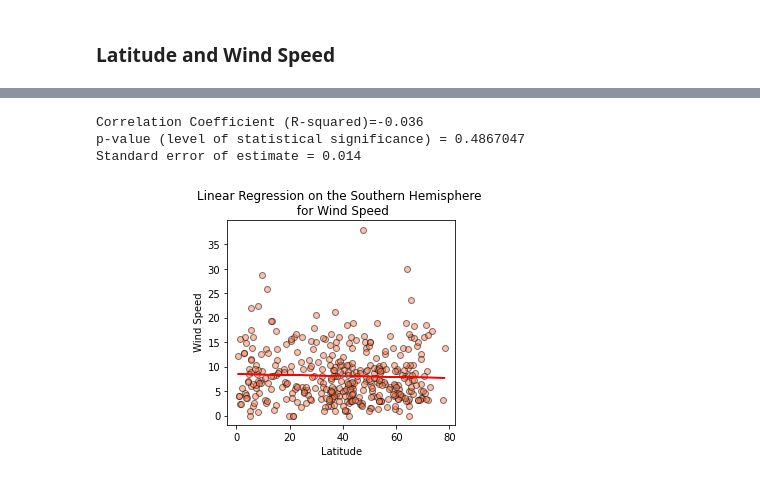
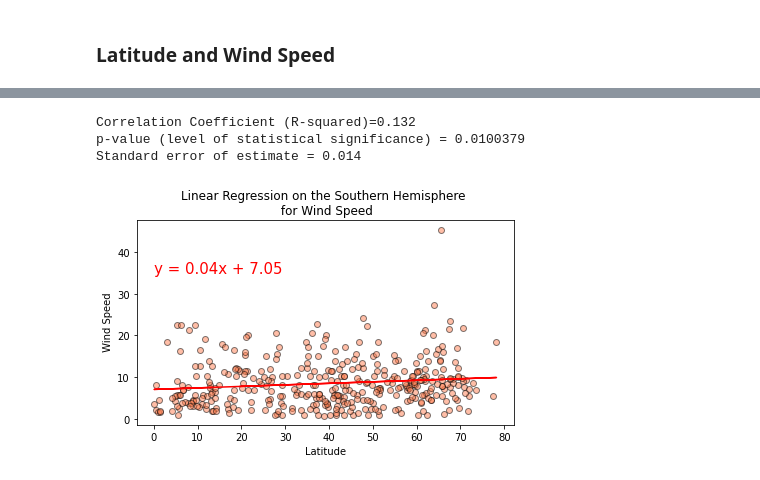
Before and after one commit to krishnakalisarkar/World_Weather_Analysis, a Jupyter notebook: WeatherPy.ipynb, the cells around one changed output, grey strips where cells are left out. Cells and saved outputs as stored; diff of their text form; code cells hidden in the pictures.

```diff
--- a/WeatherPy.ipynb
+++ b/WeatherPy.ipynb
@@ -529,12 +522,12 @@ Standard error of estimate = 0.014
 # %%
 # Linear regression on the Southern hemisphere
 x_values = northern_hemi_df["Lat"]
 y_values = northern_hemi_df["Wind Speed"]
 # Call. the function
 plot_linear_regression(x_values, y_values,
-                      "Linear Regression on the Southern Hemisphere \n for Wind Speed", " Wind Speed", (-50,15))
+                      "Linear Regression on the Southern Hemisphere \n for Wind Speed", " Wind Speed", (0,35))
 # %% [output]
-Correlation Coefficient (R-squared)=-0.036
-p-value (level of statistical significance) = 0.4867047
+Correlation Coefficient (R-squared)=0.132
+p-value (level of statistical significance) = 0.0100379
 Standard error of estimate = 0.014
-[figure, old version]
+[figure, new version]
```
Also changed, not shown: parts of 31 cells of this notebook, 6 other files.
